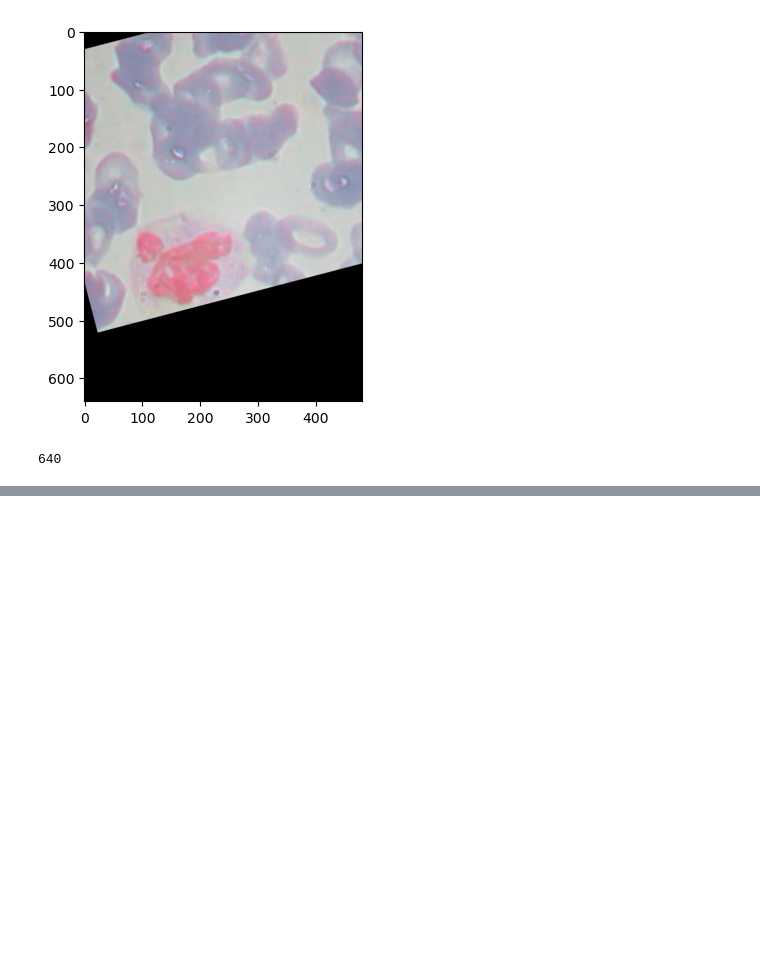
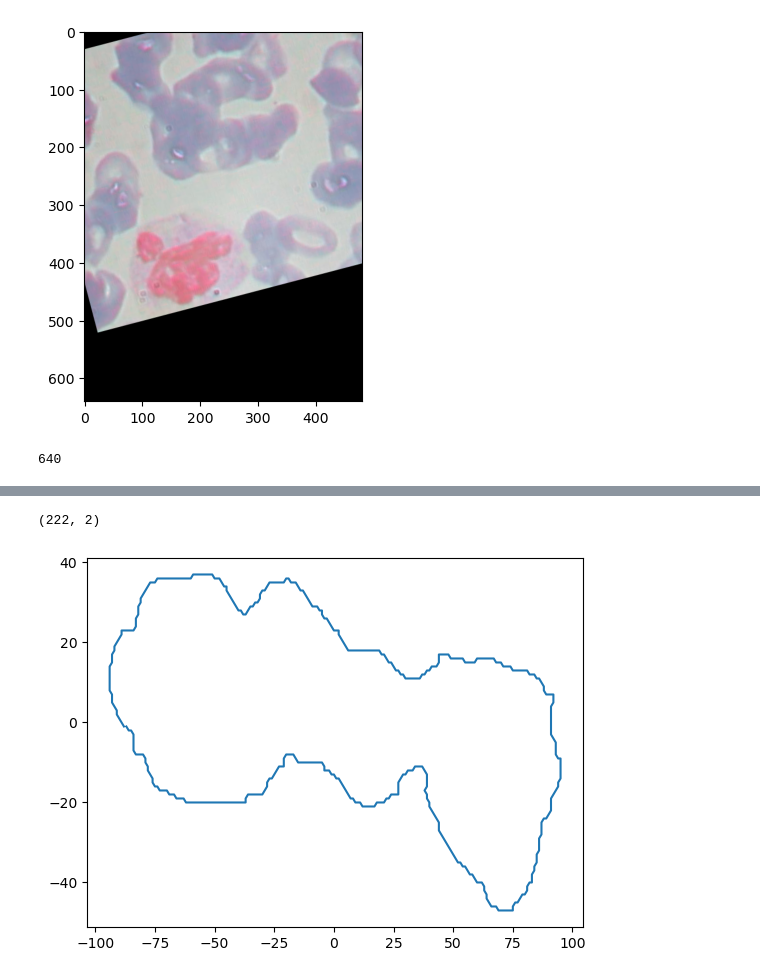
Before and after one commit to jgoett2/Phase3-Project-WBC, a Jupyter notebook: ContourTest1.ipynb, the cells around one changed output, grey strips where cells are left out. Cells and saved outputs as stored; diff of their text form; code cells hidden in the pictures; blank space fills up the shorter version.

```diff
--- a/ContourTest1.ipynb
+++ b/ContourTest1.ipynb
@@ -81,0 +376,12 @@ src.shape[1]
+# %%
+jeff = Contour("Data/RawImgs/BloodImage_00005.jpg")
+jeff.setup_mask()
+jeff.setup_contour()
+jeff.center_contour()
+jeff.norm_left_most()
+jeff.plot_contour()
+
+jeff.contour.shape
+# %% [output]
+(222, 2)
+[figure, added]
```
Also changed, not shown: parts of 18 cells of this notebook.
